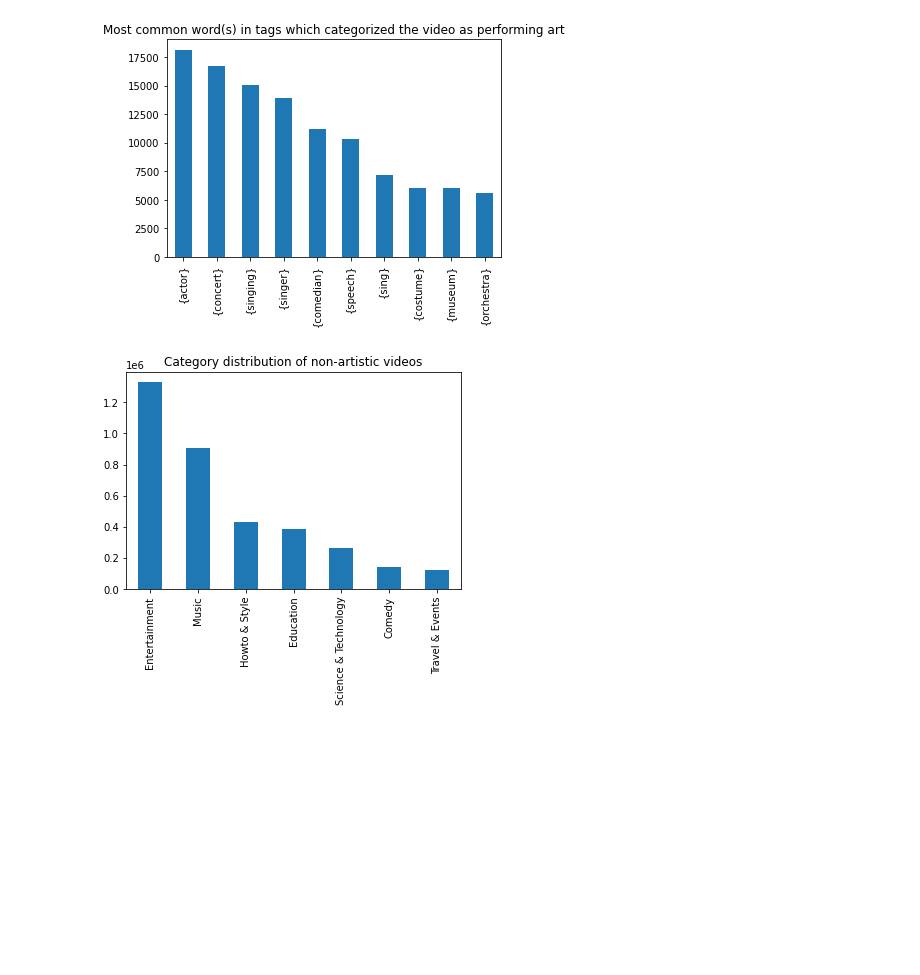
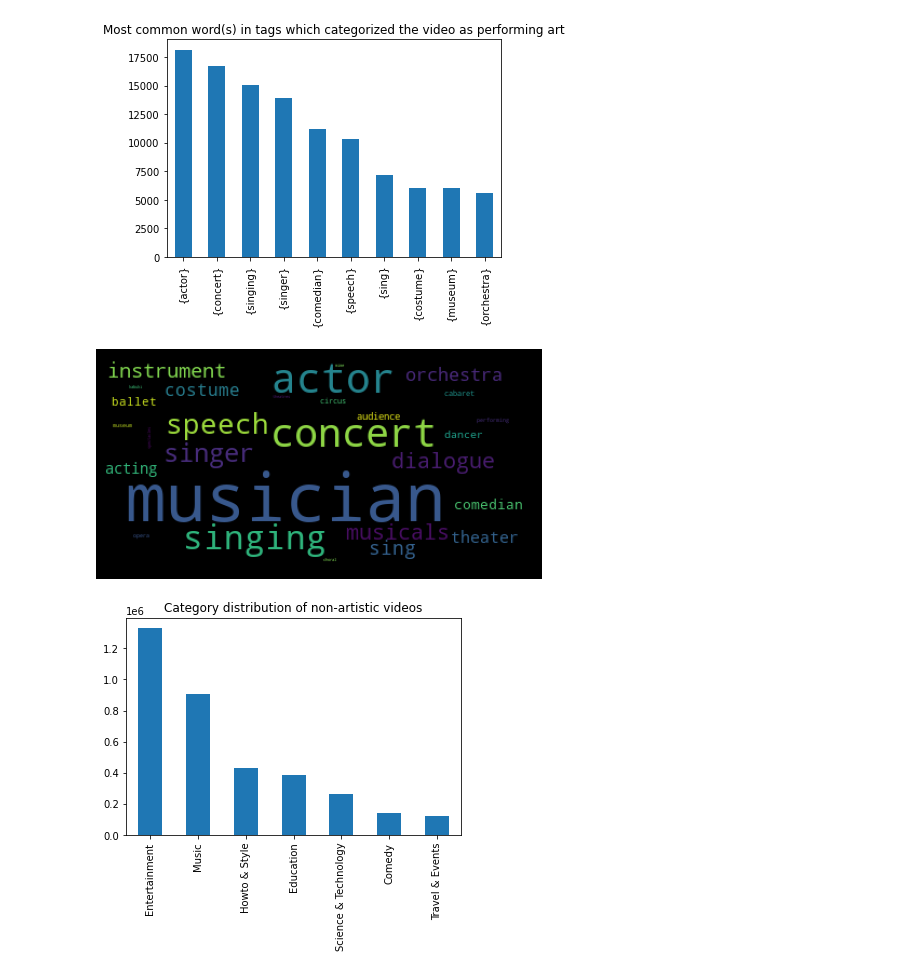
Before and after one commit to epfl-ada/ada-2022-project-geksada, a Jupyter notebook: preliminary_analysis.ipynb, the cells around one changed output. Saved outputs shown, nothing was run; the diff lists cells and outputs as text; code cells hidden in the pictures; blank space fills up the shorter version.

```diff
--- a/preliminary_analysis.ipynb
+++ b/preliminary_analysis.ipynb
@@ -196,6 +226,19 @@ plt.title("Most common word(s) in tags which categorized the video as performing
 # %% [output]
 Text(0.5, 1.0, 'Most common word(s) in tags which categorized the video as performing art')
 [figure]
+# %%
+list_perm = []
+list_sth=[list_perm.extend(x) for x in df_art.loc[df_art.performing_art == 1].performing_art_word]
+performing_string=(" ").join(list_perm)
+
+wordcloud = WordCloud(collocations=False).generate(performing_string)
+plt.figure(facecolor='k')
+plt.imshow(wordcloud)
+plt.axis("off")
+plt.tight_layout(pad=0)
+plt.show()
+# %% [output]
+[figure, added]
 # %%
 non_art_df = df_meta_16[(df_meta_16.visual_art==0) & (df_meta_16.literary_art==0) & (df_meta_16.performing_art==0)]
 
```
Also changed, not shown: parts of 8 cells of this notebook.
